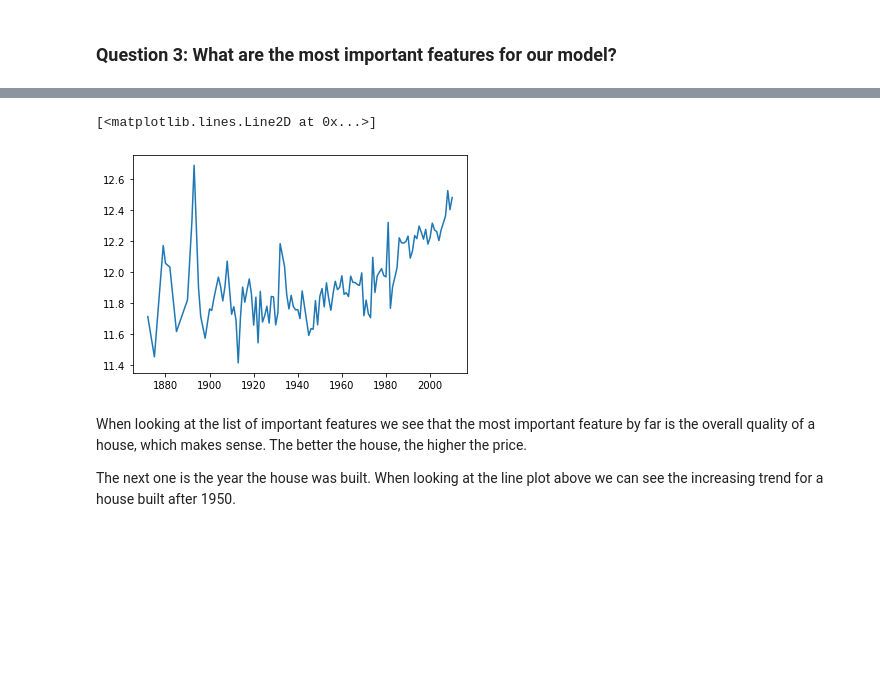
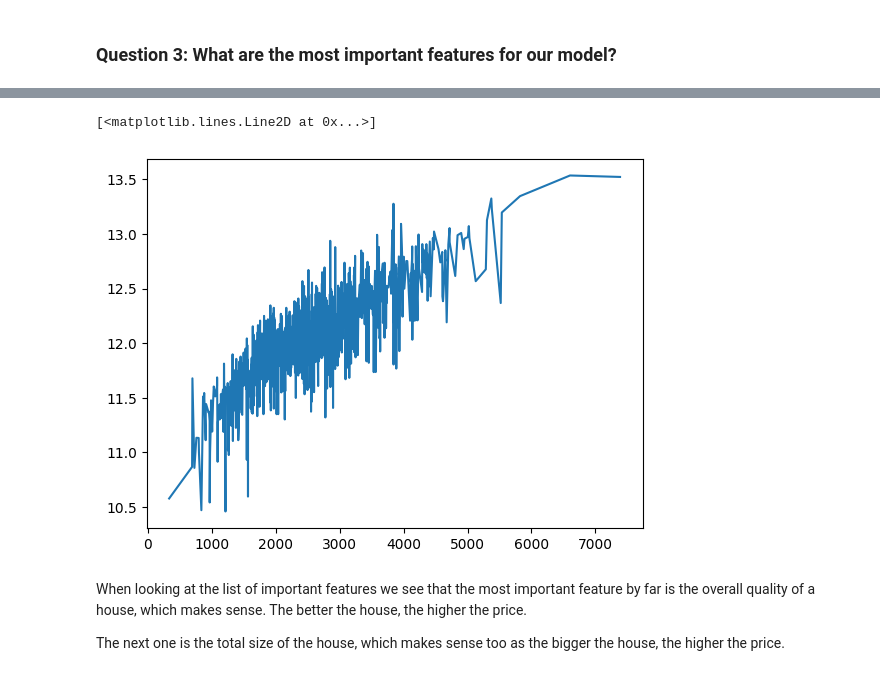
Before and after one commit to jmballard/Kaggle_HousePrice, a Jupyter notebook: analysis_notebook.ipynb, the cells around one changed output, grey strips where cells are left out. Cells and saved outputs as stored; diff of their text form; code cells hidden in the pictures; blank space fills up the shorter version.

```diff
--- a/analysis_notebook.ipynb
+++ b/analysis_notebook.ipynb
@@ -466,7 +497,12 @@ We fill these variables with a knn impute.
 # %%
 
 numerical_cols  = list(df.select_dtypes('number'))
+
+# remove SalePrice from the list of feature we want to impute
+numerical_cols.remove("SalePrice")
+
 categorical_cols = [col for col in df.columns if col not in numerical_cols]
+
 
 imputer = KNNImputer(n_neighbors=2)
 imputed_numerical = imputer.fit_transform(df[numerical_cols])
@@ -626,2 +703,0 @@ df.drop(features_to_ohe,
-# %%
-df.drop('Id', axis=1,inplace = True)
@@ -758,13 +835,13 @@ sns.boxplot(
 # %%
-plot_data = df[~ df['SalePrice'].isna()].groupby('YearBuilt')['SalePrice'].mean().reset_index()
+plot_data = df[~ df['SalePrice'].isna()].groupby('TotalSquareFeet')['SalePrice'].mean().reset_index()
 plt.plot(
-    plot_data['YearBuilt'],
+    plot_data['TotalSquareFeet'],
     plot_data['SalePrice']
 )
 # %% [output]
 [<matplotlib.lines.Line2D at 0x...>]
-[figure, old version]
+[figure, new version]
 # %% [markdown]
 When looking at the list of important features we see that the most important feature by far is the overall quality of a house, which makes sense. The better the house, the higher the price.
 
-The next one is the year the house was built. When looking at the line plot above we can see the increasing trend for a house built after 1950.
+The next one is the total size of the house, which makes sense too as the bigger the house, the higher the price.
```
Also changed, not shown: parts of 46 cells of this notebook, 1 other file.
